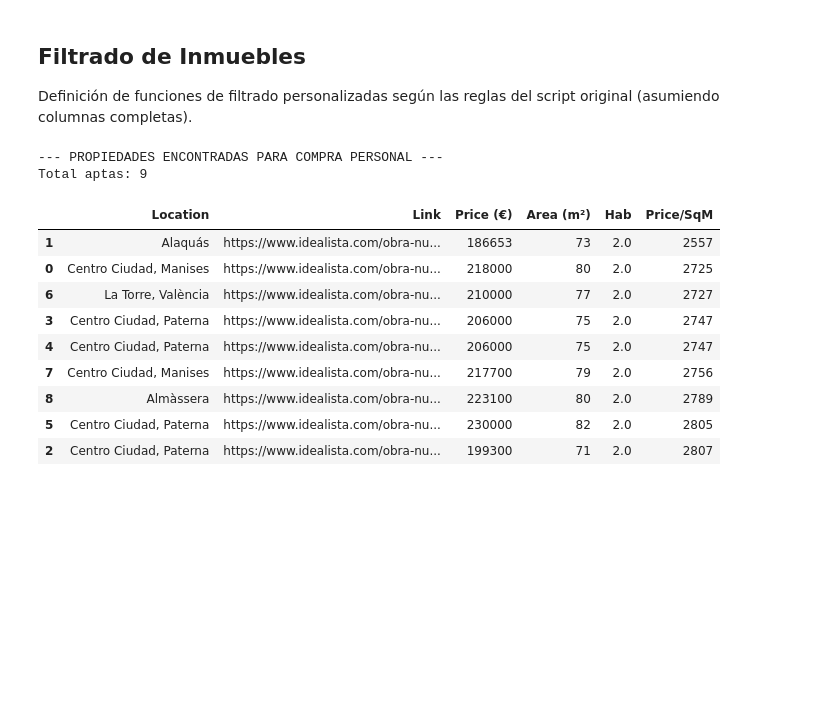
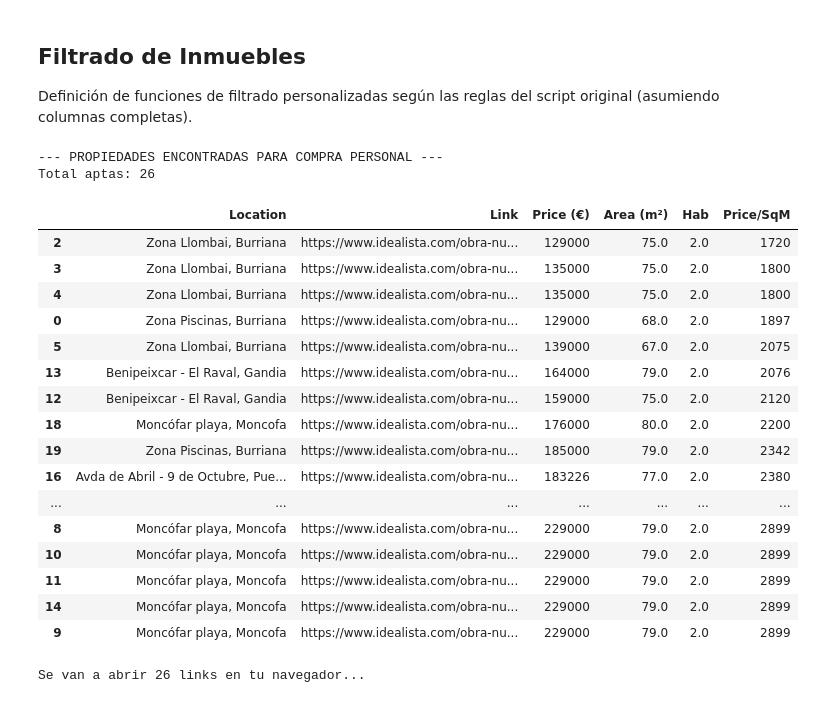
Before and after one commit to MatiGrinberg/Scraping_Real_estate_BCN, a Jupyter notebook: nb/Analytics.ipynb, the cells around one changed output. Saved outputs shown, nothing was run; the diff lists cells and outputs as text; code cells hidden in the pictures; blank space fills up the shorter version.

Commit message:
Actualizar Analytics.ipynb: añadir celda para abrir links en el navegador

```diff
--- a/nb/Analytics.ipynb
+++ b/nb/Analytics.ipynb
@@ -44,5 +46,5 @@ Total: 20
 # %%
-CSV_FILENAME = buy_files[1]
+CSV_FILENAME = buy_files[0]
 base_name = os.path.splitext(os.path.basename(CSV_FILENAME))[0]
 OUTPUT_DIR = os.path.dirname(CSV_FILENAME)
 print(f"\n--- CONFIGURACIÓN DE SALIDA ---\n\nGráficos en: {OUTPUT_DIR}\n\nArchivo seleccionado: {os.path.basename(CSV_FILENAME)}")
@@ -239,24 +260,43 @@ def filter_buy_rows(df, min_h=2, min_price_sqm=1500, max_price_sqm=3000, min_are
 # %%
 # 10. EJECUTAR FILTRADO DE LA BÚSQUEDA (ALQUILER O COMPRA PERSONAL)
 if is_rent:
     exclude_locations = []#['Terrassa', 'Mataró', 'Sabadell', 'Martorell', 'Sant Vicenç de Montalt', 'Cabrera de Mar']
     df_filtrado = filter_rent_rows(df, mx_pr_1h=1000, mx_pr_room=600, min_area_1h=60, min_area_2h=75, min_area_3h=95, exclude=exclude_locations).sort_values(['Hab', 'Area (m²)', 'Price (€)'])
     print(f"--- PROPIEDADES ENCONTRADAS PARA ALQUILER PERSONAL ---\nTotal aptas: {len(df_filtrado)}")
     display(df_filtrado)
 else:
-    df_filtrado = filter_buy_rows(df, min_h=2, min_price_sqm=1500, max_price_sqm=2900, min_area_any=65, min_area_large=90, min_hab_large=3, max_size=85).sort_values('Price/SqM')
+    df_filtrado = filter_buy_rows(df, min_h=2, min_price_sqm=1500, max_price_sqm=2900, min_area_any=65, min_area_large=90, min_hab_large=3, max_size=80).sort_values('Price/SqM')
     print(f"--- PROPIEDADES ENCONTRADAS PARA COMPRA PERSONAL ---\nTotal aptas: {len(df_filtrado)}")
     display(df_filtrado)
 # %% [output]
 --- PROPIEDADES ENCONTRADAS PARA COMPRA PERSONAL ---
-Total aptas: 9
+Total aptas: 26
 |  | Location | Link | Price (€) | Area (m²) | Hab | Price/SqM |
-| 1 | Alaquás | https://www.idealista.com/obra-nu... | 186653 | 73 | 2.0 | 2557 |
-| 0 | Centro Ciudad, Manises | https://www.idealista.com/obra-nu... | 218000 | 80 | 2.0 | 2725 |
-| 6 | La Torre, València | https://www.idealista.com/obra-nu... | 210000 | 77 | 2.0 | 2727 |
-| 3 | Centro Ciudad, Paterna | https://www.idealista.com/obra-nu... | 206000 | 75 | 2.0 | 2747 |
-| 4 | Centro Ciudad, Paterna | https://www.idealista.com/obra-nu... | 206000 | 75 | 2.0 | 2747 |
-| 7 | Centro Ciudad, Manises | https://www.idealista.com/obra-nu... | 217700 | 79 | 2.0 | 2756 |
-| 8 | Almàssera | https://www.idealista.com/obra-nu... | 223100 | 80 | 2.0 | 2789 |
-| 5 | Centro Ciudad, Paterna | https://www.idealista.com/obra-nu... | 230000 | 82 | 2.0 | 2805 |
-| 2 | Centro Ciudad, Paterna | https://www.idealista.com/obra-nu... | 199300 | 71 | 2.0 | 2807 |
+| 2 | Zona Llombai, Burriana | https://www.idealista.com/obra-nu... | 129000 | 75.0 | 2.0 | 1720 |
+| 3 | Zona Llombai, Burriana | https://www.idealista.com/obra-nu... | 135000 | 75.0 | 2.0 | 1800 |
+| 4 | Zona Llombai, Burriana | https://www.idealista.com/obra-nu... | 135000 | 75.0 | 2.0 | 1800 |
+| 0 | Zona Piscinas, Burriana | https://www.idealista.com/obra-nu... | 129000 | 68.0 | 2.0 | 1897 |
+| 5 | Zona Llombai, Burriana | https://www.idealista.com/obra-nu... | 139000 | 67.0 | 2.0 | 2075 |
+| 13 | Benipeixcar - El Raval, Gandia | https://www.idealista.com/obra-nu... | 164000 | 79.0 | 2.0 | 2076 |
+| 12 | Benipeixcar - El Raval, Gandia | https://www.idealista.com/obra-nu... | 159000 | 75.0 | 2.0 | 2120 |
+| 18 | Moncófar playa, Moncofa | https://www.idealista.com/obra-nu... | 176000 | 80.0 | 2.0 | 2200 |
+| 19 | Zona Piscinas, Burriana | https://www.idealista.com/obra-nu... | 185000 | 79.0 | 2.0 | 2342 |
+| 16 | Avda de Abril - 9 de Octubre, Pue... | https://www.idealista.com/obra-nu... | 183226 | 77.0 | 2.0 | 2380 |
+| ... | ... | ... | ... | ... | ... | ... |
+| 8 | Moncófar playa, Moncofa | https://www.idealista.com/obra-nu... | 229000 | 79.0 | 2.0 | 2899 |
+| 10 | Moncófar playa, Moncofa | https://www.idealista.com/obra-nu... | 229000 | 79.0 | 2.0 | 2899 |
+| 11 | Moncófar playa, Moncofa | https://www.idealista.com/obra-nu... | 229000 | 79.0 | 2.0 | 2899 |
+| 14 | Moncófar playa, Moncofa | https://www.idealista.com/obra-nu... | 229000 | 79.0 | 2.0 | 2899 |
+| 9 | Moncófar playa, Moncofa | https://www.idealista.com/obra-nu... | 229000 | 79.0 | 2.0 | 2899 |
+# %%
+
+
+# Obtenemos todos los links validos (sin nulos)
+links = df_filtrado['Link'].dropna().tolist()
+print(f"Se van a abrir {len(links)} links en tu navegador...")
+
+for link in links:
+    webbrowser.open(link)
+    time.sleep(0.5)  # Pausa de medio segundo entre cada pestaña
+# %% [output]
+Se van a abrir 26 links en tu navegador...
```
Also changed, not shown: parts of 6 cells of this notebook, 1 other file.
